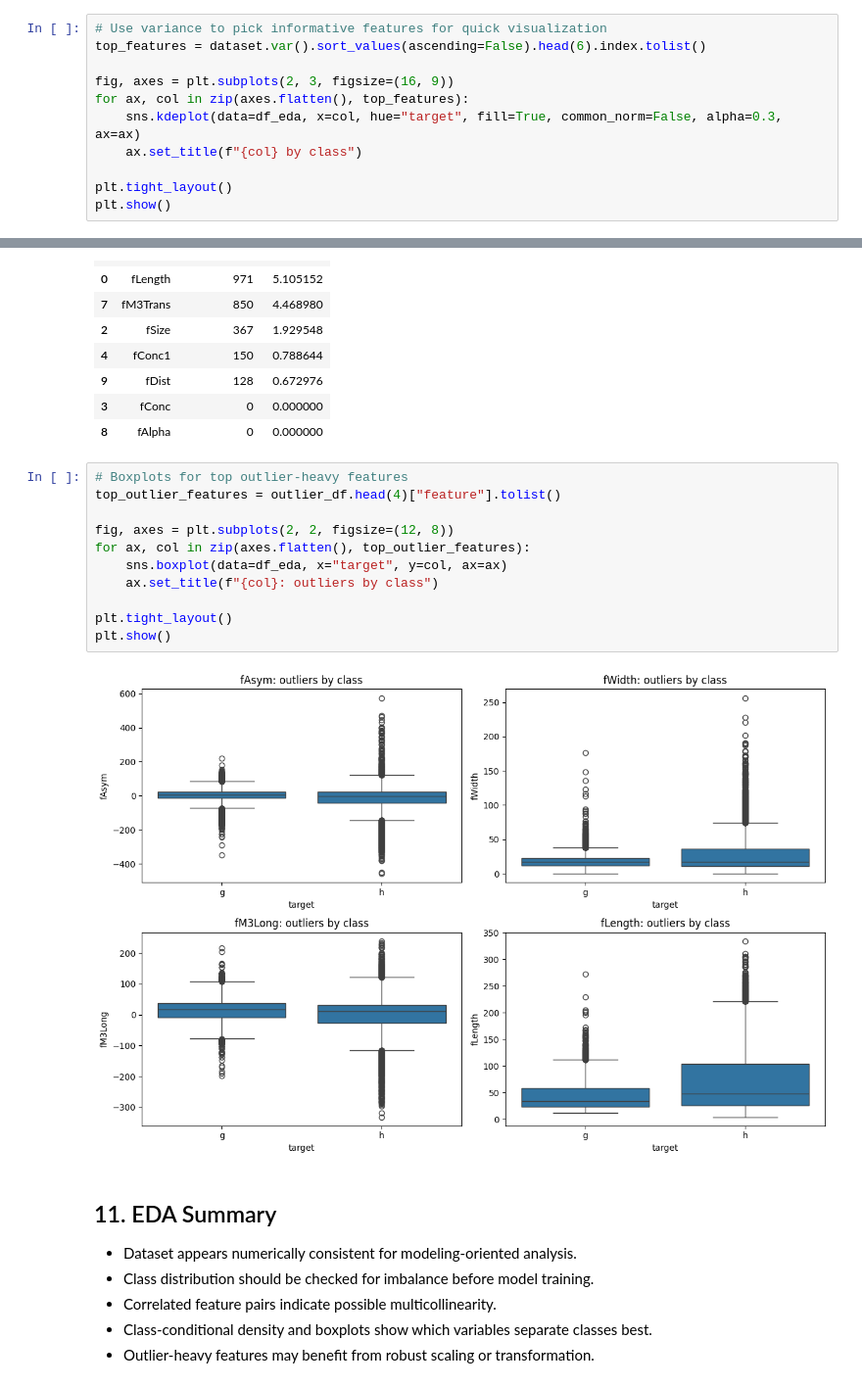
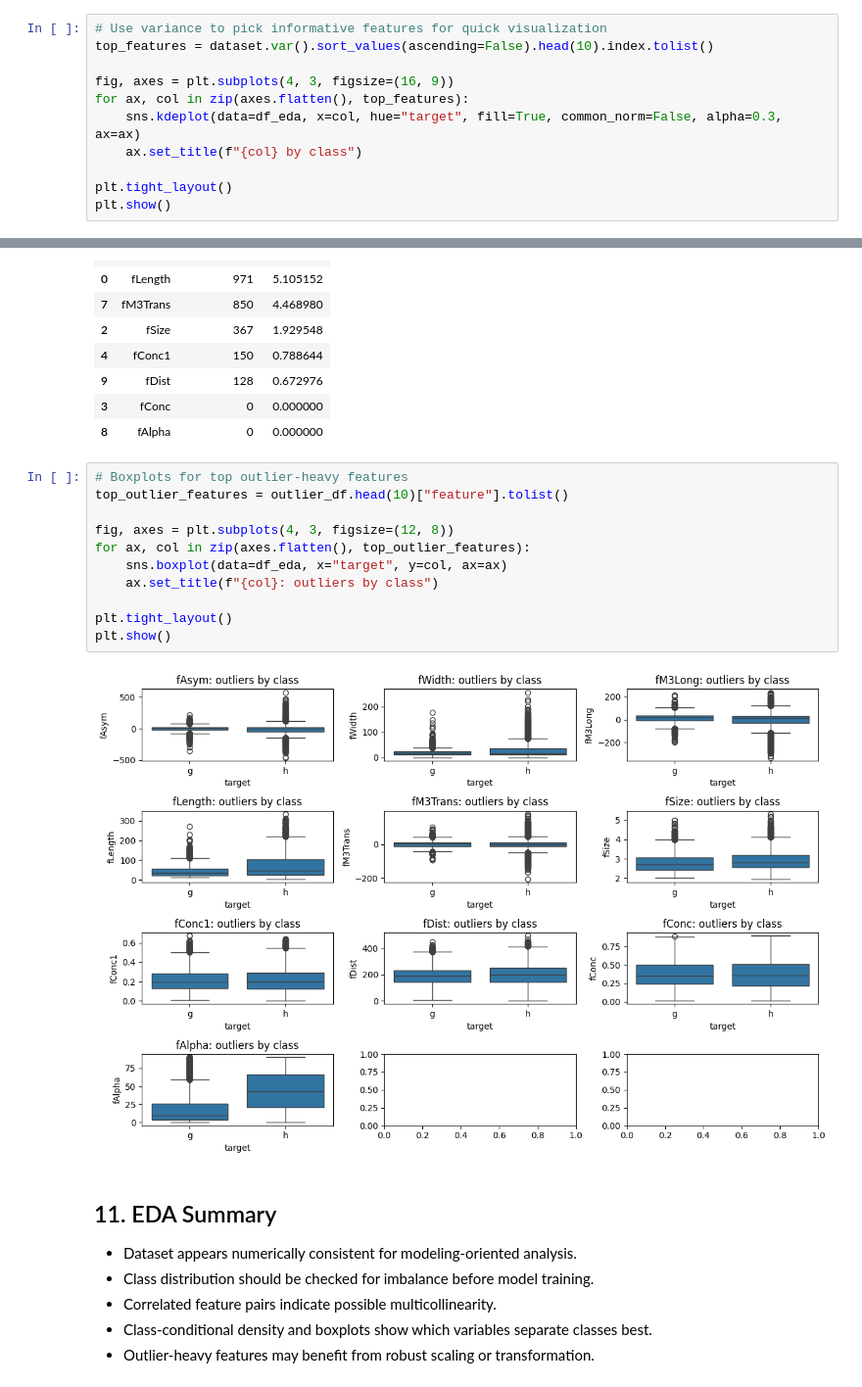
Before and after one commit to TomasTisovsky/NSIETE-Projekt, a Jupyter notebook: notebooks/eda_telescope.ipynb, the cells around one changed output, grey strips where cells are left out. Shown at 98% size. Cells and saved outputs as stored; diff of their text form.

Commit message:
outliers

```diff
--- a/notebooks/eda_telescope.ipynb
+++ b/notebooks/eda_telescope.ipynb
@@ -203,9 +201,9 @@ dtype: float64
 We compare feature distributions by class to see which variables separate gamma and hadron events better.
 # %%
 # Use variance to pick informative features for quick visualization
-top_features = dataset.var().sort_values(ascending=False).head(6).index.tolist()
+top_features = dataset.var().sort_values(ascending=False).head(10).index.tolist()
 
-fig, axes = plt.subplots(2, 3, figsize=(16, 9))
+fig, axes = plt.subplots(4, 3, figsize=(16, 9))
 for ax, col in zip(axes.flatten(), top_features):
     sns.kdeplot(data=df_eda, x=col, hue="target", fill=True, common_norm=False, alpha=0.3, ax=ax)
     ax.set_title(f"{col} by class")
@@ -248,17 +246,17 @@ outlier_df.head(10)
 | 8 | fAlpha | 0 | 0.000000 |
 # %%
 # Boxplots for top outlier-heavy features
-top_outlier_features = outlier_df.head(4)["feature"].tolist()
+top_outlier_features = outlier_df.head(10)["feature"].tolist()
 
-fig, axes = plt.subplots(2, 2, figsize=(12, 8))
+fig, axes = plt.subplots(4, 3, figsize=(12, 8))
 for ax, col in zip(axes.flatten(), top_outlier_features):
     sns.boxplot(data=df_eda, x="target", y=col, ax=ax)
     ax.set_title(f"{col}: outliers by class")
 
 plt.tight_layout()
 plt.show()
 # %% [output]
-[figure, old version]
+[figure, new version]
 # %% [markdown]
 ## 11. EDA Summary
 - Dataset appears numerically consistent for modeling-oriented analysis.
```
Also changed, not shown: parts of 3 cells of this notebook.
